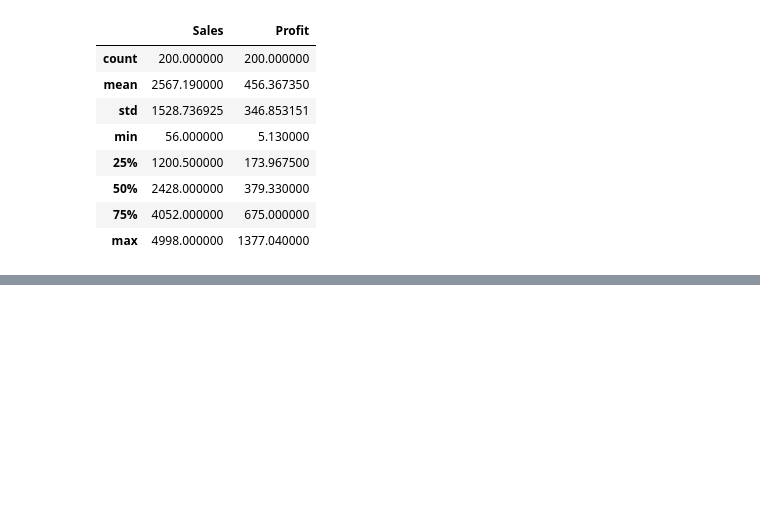
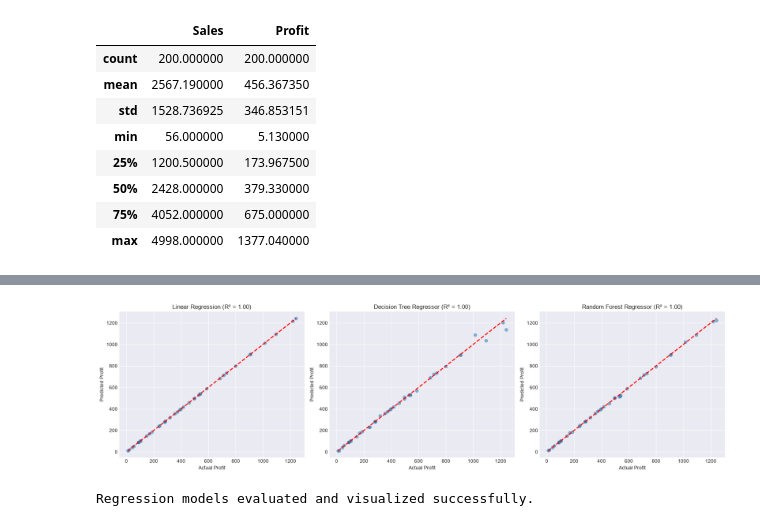
Before and after one commit to turitah/TukahebwaRitah, a Jupyter notebook: e_commerce.ipynb, the cells around one changed output, grey strips where cells are left out. Saved outputs shown, nothing was run; the diff lists cells and outputs as text; code cells hidden in the pictures; blank space fills up the shorter version.

```diff
--- a/e_commerce.ipynb
+++ b/e_commerce.ipynb
@@ -89,0 +75,3 @@ NameError: name 'plt' is not defined
+# %%
+#copying the original dataframe to a new dataframe for processing
+df_processed = df.copy()
@@ -89,0 +84,9 @@ NameError: name 'plt' is not defined
+# %%
+label_encoder = {}
+#replacing categorical variables with numerical values using Label Encoding
+categorical_columns = ['Region', 'ProductCategory', 'CustomerType']
+for col in categorical_columns:
+    le = LabelEncoder()
+    df_processed[col + '_Encoded'] = le.fit_transform(df_processed[col])
+    label_encoder[col] = le  # Store the label encoder for future use
+    print(f'Encoded {col}: {dict(zip(le.classes_, le.transform(le.classes_)))}')
@@ -89,0 +97,6 @@ NameError: name 'plt' is not defined
+# %%
+#dropping the original categorical columns after encoding
+df_processed.drop(['TransactionID', 'Date', 'Region', 'ProductCategory', 'CustomerType'], axis=1, inplace=True)
+
+print("Processed DataFrame after encoding and dropping unnecessary columns:")
+df_processed.head()
@@ -89,0 +111,12 @@ NameError: name 'plt' is not defined
+# %%
+# Regression Task: Predicting Profit based on Sales
+print('Regression: Predicting Profit based on Sales')
+# Prepare the features (X) and target variable (y) for regression
+X_reg = df_processed.drop('Sales', axis=1)
+y_reg = df_processed['Profit']
+# Split the dataset into training and testing sets for regression
+X_train_reg, X_test_reg, y_train_reg, y_test_reg = train_test_split(X_reg, y_reg, test_size=0.2, random_state=42)
+#Print the results
+print(f'Regression Data Split: ')
+print(f"Training set size: {X_train_reg.shape[0]} samples")
+print(f"Testing set size: {X_test_reg.shape[0]} samples")
@@ -89,0 +186,17 @@ NameError: name 'plt' is not defined
+# %%
+# Visualize the results and interpret the findings
+fig, axes = plt.subplots(1, 3, figsize=(18, 5))
+
+for i, (name, result) in enumerate(regression_results.items()):
+    axes[i].scatter(y_test_reg, result['predicted_profit'], alpha=0.5)
+    axes[i].plot([y_test_reg.min(), y_test_reg.max()], [y_test_reg.min(), y_test_reg.max()], 'r--', lw=2)
+    axes[i].set_title(f"{name} (R² = {result['R-squared']:.2f})")
+    axes[i].set_xlabel('Actual Profit')
+    axes[i].set_ylabel('Predicted Profit')
+
+plt.tight_layout()
+plt.show()
+print("Regression models evaluated and visualized successfully.")
+# %% [output]
+[figure, added]
+Regression models evaluated and visualized successfully.
```
Also changed, not shown: parts of 7 cells of this notebook, 54 other files.
